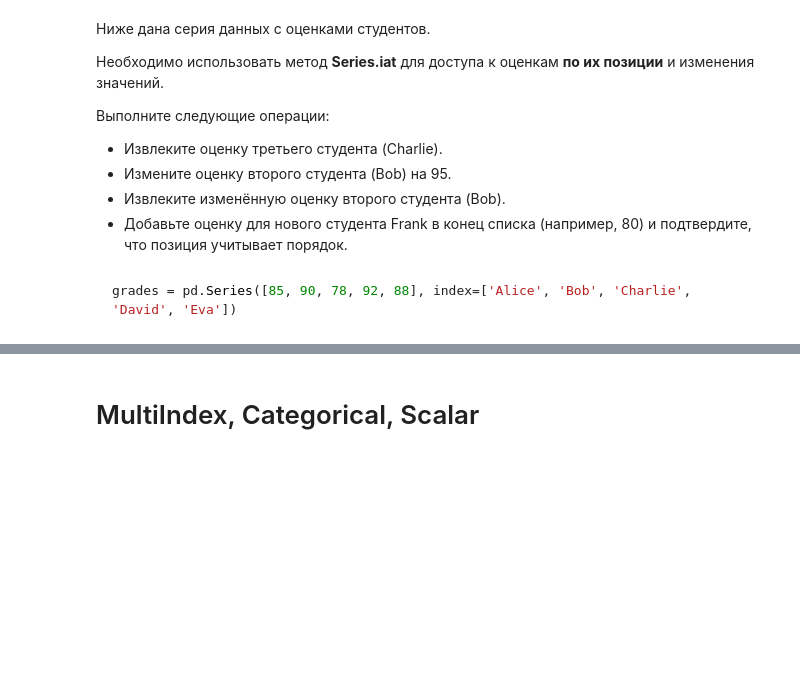
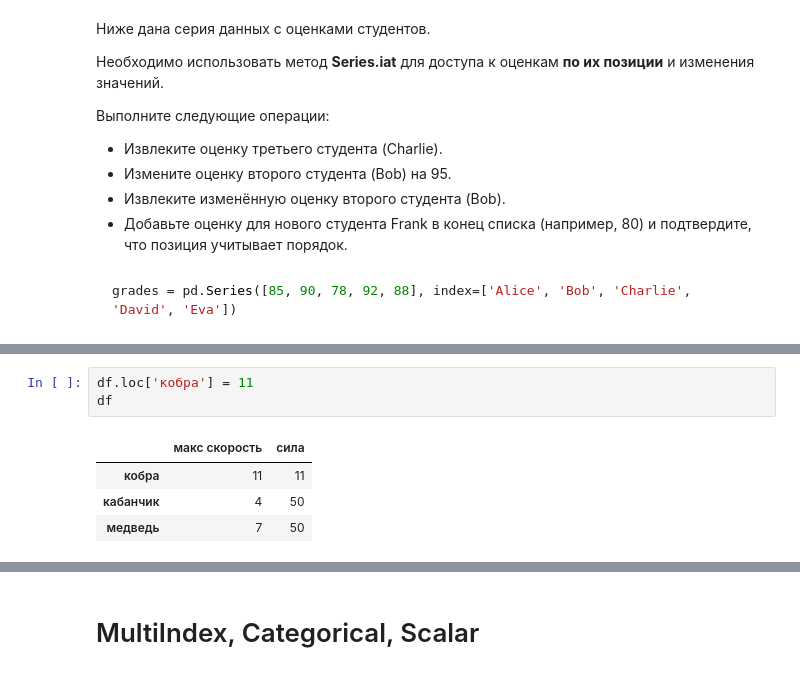
Before and after one commit to rgenius-ru/pandas_lessons, a Jupyter notebook: lessons/Pandas_for_Data_Engineering/part2_new.ipynb, the cells around one changed output, grey strips where cells are left out. Cells and saved outputs as stored; diff of their text form; blank space fills up the shorter version.

```diff
--- a/lessons/Pandas_for_Data_Engineering/part2_new.ipynb
+++ b/lessons/Pandas_for_Data_Engineering/part2_new.ipynb
@@ -834,0 +948,8 @@ grades = pd.Series([85, 90, 78, 92, 88], index=['Alice', 'Bob', 'Charlie', 'Davi
+# %%
+df.loc['кобра'] = 11
+df
+# %% [output]
+|  | макс скорость | сила |
+| кобра | 11 | 11 |
+| кабанчик | 4 | 50 |
+| медведь | 7 | 50 |
```
Also changed, not shown: parts of 30 cells of this notebook.
